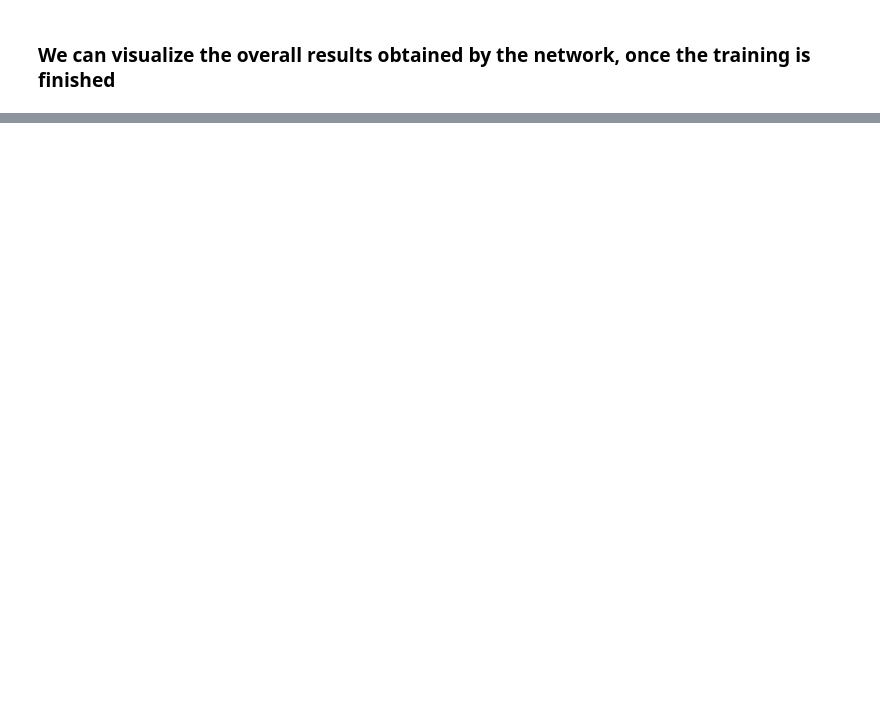
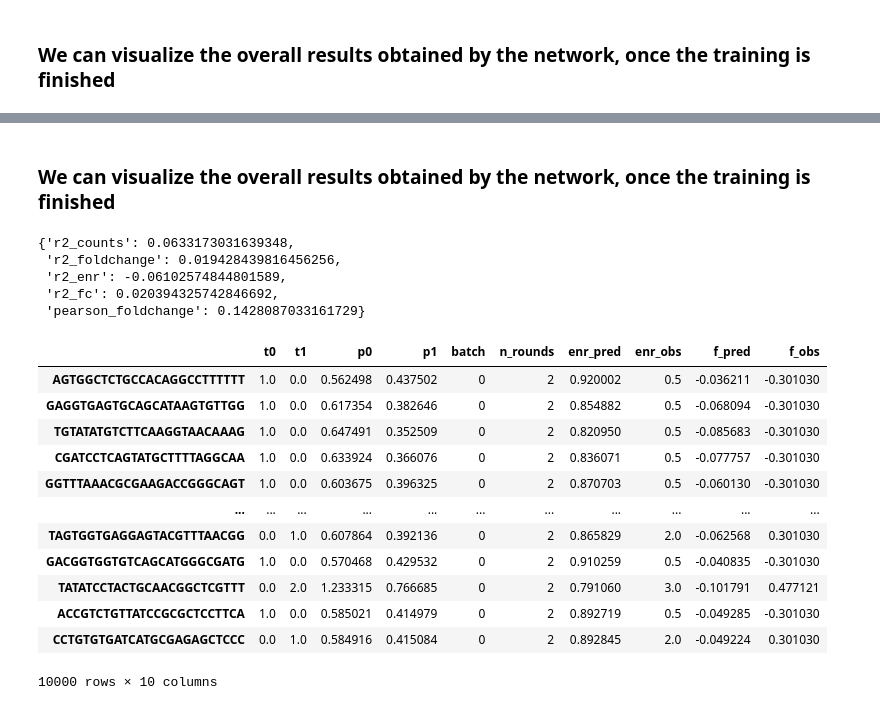
Before and after one commit to theislab/mubind, a Jupyter notebook: notebooks/batch/01_CTCF_two_batches.ipynb, the cells around one changed output, grey strips where cells are left out. Drawn from its saved outputs; the diff is of its cells as text; code cells hidden in the pictures; blank space fills up the shorter version.

```diff
--- a/notebooks/batch/01_CTCF_two_batches.ipynb
+++ b/notebooks/batch/01_CTCF_two_batches.ipynb
@@ -217,0 +224,16 @@ tensor([[ 0.7396, -0.7396]], device='cuda:0', requires_grad=True)
+# %%
+df = mb.bindome.datasets.ProBound.ctcf(flank_length=0)
+df = df.sort_values(1, ascending=False).reset_index(drop=True)
+# data = df.head(1000)
+# data = df.copy()
+data = df.sample(10000, random_state=50)
+# data = df.sample(df.shape[0], random_state=50)
+# data = df.copy()
+data.index = data['seq']
+
+# remove as many nucleotides as posisble (faster training/convergence)
+data.index = data.index.astype(str).str[45:]
+
+
+# data.index = data.index.astype(str).str[-15:]
+del data['seq']
@@ -217,0 +244,2 @@ tensor([[ 0.7396, -0.7396]], device='cuda:0', requires_grad=True)
+# %%
+data = data.sample(data.shape[0], random_state=100)
@@ -217,0 +357,2 @@ tensor([[ 0.7396, -0.7396]], device='cuda:0', requires_grad=True)
+# %% [markdown]
+### We can visualize the overall results obtained by the network, once the training is finished
@@ -217,0 +361,26 @@ tensor([[ 0.7396, -0.7396]], device='cuda:0', requires_grad=True)
+# %%
+model = model_by_k
+mb.tl.scores(model, train)
+# %% [output]
+{'r2_counts': 0.0633173031639348,
+ 'r2_foldchange': 0.019428439816456256,
+ 'r2_enr': -0.06102574844801589,
+ 'r2_fc': 0.020394325742846692,
+ 'pearson_foldchange': 0.1428087033161729}
+# %%
+counts = mb.tl.predict(model, train)
+counts
+# %% [output]
+|  | t0 | t1 | p0 | p1 | batch | n_rounds | enr_pred | enr_obs | f_pred | f_obs |
+| AGTGGCTCTGCCACAGGCCTTTTTT | 1.0 | 0.0 | 0.562498 | 0.437502 | 0 | 2 | 0.920002 | 0.5 | -0.036211 | -0.301030 |
+| GAGGTGAGTGCAGCATAAGTGTTGG | 1.0 | 0.0 | 0.617354 | 0.382646 | 0 | 2 | 0.854882 | 0.5 | -0.068094 | -0.301030 |
+| TGTATATGTCTTCAAGGTAACAAAG | 1.0 | 0.0 | 0.647491 | 0.352509 | 0 | 2 | 0.820950 | 0.5 | -0.085683 | -0.301030 |
+| CGATCCTCAGTATGCTTTTAGGCAA | 1.0 | 0.0 | 0.633924 | 0.366076 | 0 | 2 | 0.836071 | 0.5 | -0.077757 | -0.301030 |
+| GGTTTAAACGCGAAGACCGGGCAGT | 1.0 | 0.0 | 0.603675 | 0.396325 | 0 | 2 | 0.870703 | 0.5 | -0.060130 | -0.301030 |
+| ... | ... | ... | ... | ... | ... | ... | ... | ... | ... | ... |
+| TAGTGGTGAGGAGTACGTTTAACGG | 0.0 | 1.0 | 0.607864 | 0.392136 | 0 | 2 | 0.865829 | 2.0 | -0.062568 | 0.301030 |
+| GACGGTGGTGTCAGCATGGGCGATG | 1.0 | 0.0 | 0.570468 | 0.429532 | 0 | 2 | 0.910259 | 0.5 | -0.040835 | -0.301030 |
+| TATATCCTACTGCAACGGCTCGTTT | 0.0 | 2.0 | 1.233315 | 0.766685 | 0 | 2 | 0.791060 | 3.0 | -0.101791 | 0.477121 |
+| ACCGTCTGTTATCCGCGCTCCTTCA | 1.0 | 0.0 | 0.585021 | 0.414979 | 0 | 2 | 0.892719 | 0.5 | -0.049285 | -0.301030 |
+| CCTGTGTGATCATGCGAGAGCTCCC | 0.0 | 1.0 | 0.584916 | 0.415084 | 0 | 2 | 0.892845 | 2.0 | -0.049224 | 0.301030 |
+10000 rows × 10 columns
```
Also changed, not shown: parts of 32 cells of this notebook, 1 other file.
